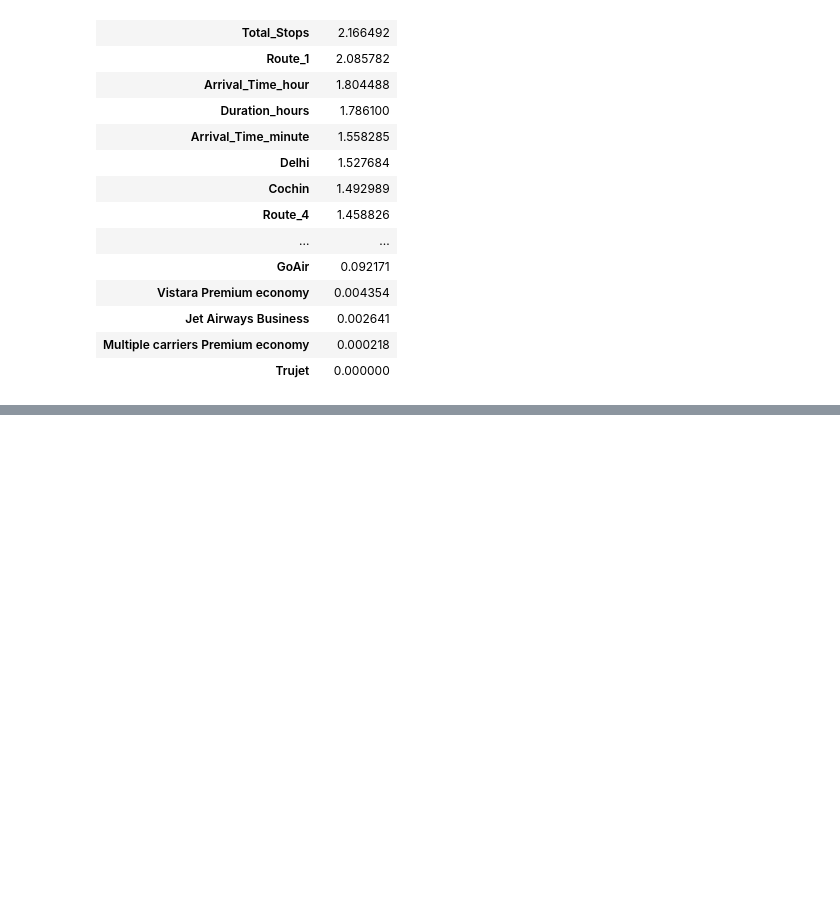
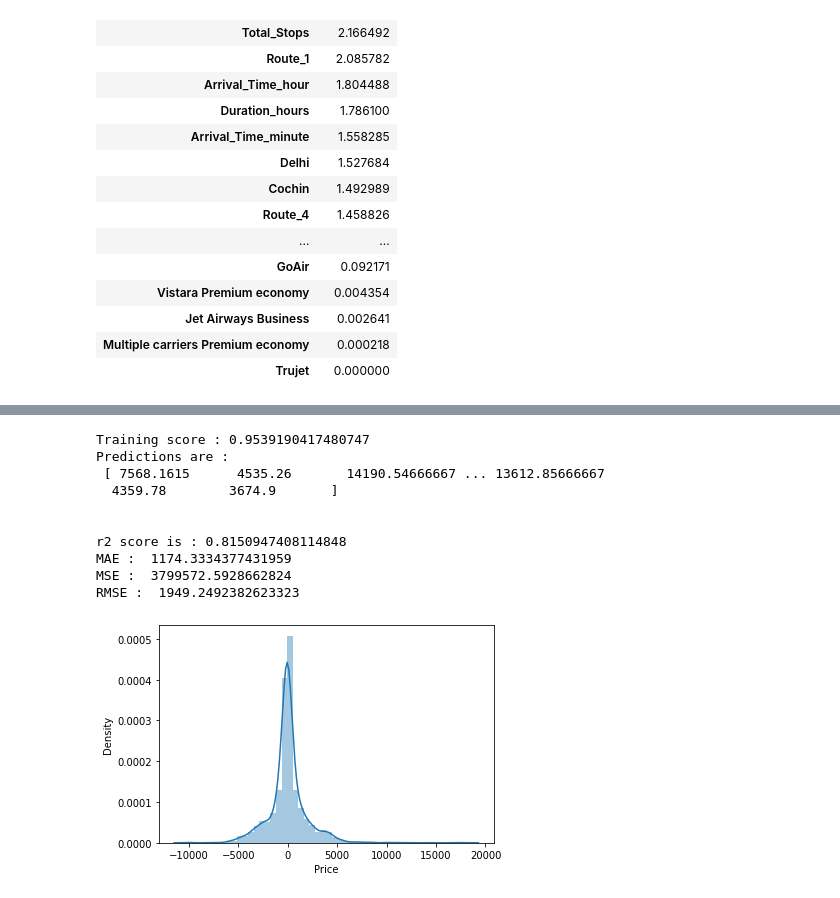
Before and after one commit to crzysab/Data-Science-Real-Projects-in-Python, a Jupyter notebook: Predict_Fare_of_Airlines_Tickets_using_Machine_Learning.ipynb, the cells around one changed output, grey strips where cells are left out. Drawn from its saved outputs; the diff is of its cells as text; code cells hidden in the pictures; blank space fills up the shorter version.

```diff
--- a/Predict_Fare_of_Airlines_Tickets_using_Machine_Learning.ipynb
+++ b/Predict_Fare_of_Airlines_Tickets_using_Machine_Learning.ipynb
@@ -776,0 +781,2 @@ imp.sort_values(by='importance', ascending=False)
+# %%
+X_train, X_test, y_train, y_test = train_test_split(X,y,test_size=0.2)
@@ -776,0 +785,16 @@ imp.sort_values(by='importance', ascending=False)
+# %%
+def predict(ml_model):
+  model = ml_model.fit(X_train,y_train)
+  print('Training score : {} '.format(model.score(X_train,y_train)))
+  y_prediction = model.predict(X_test)
+  print('Predictions are :\n {} '.format(y_prediction))
+  print('\n')
+
+  r2_score = metrics.r2_score(y_test,y_prediction)
+  print('r2 score is : {} '.format(r2_score))
+
+  print('MAE : ', metrics.mean_absolute_error(y_test,y_prediction))
+  print('MSE : ', metrics.mean_squared_error(y_test,y_prediction))
+  print('RMSE : ', np.sqrt(metrics.mean_squared_error(y_test,y_prediction)))
+
+  sns.distplot(y_test-y_prediction)
@@ -776,0 +803,14 @@ imp.sort_values(by='importance', ascending=False)
+# %%
+predict(RandomForestRegressor())
+# %% [output]
+Training score : 0.9539190417480747
+Predictions are :
+ [ 7568.1615      4535.26       14190.54666667 ... 13612.85666667
+  4359.78        3674.9       ]
+
+
+r2 score is : 0.8150947408114848
+MAE :  1174.3334377431959
+MSE :  3799572.5928662824
+RMSE :  1949.2492382623323
+[figure, added]
```
Also changed, not shown: parts of 4 cells of this notebook.
